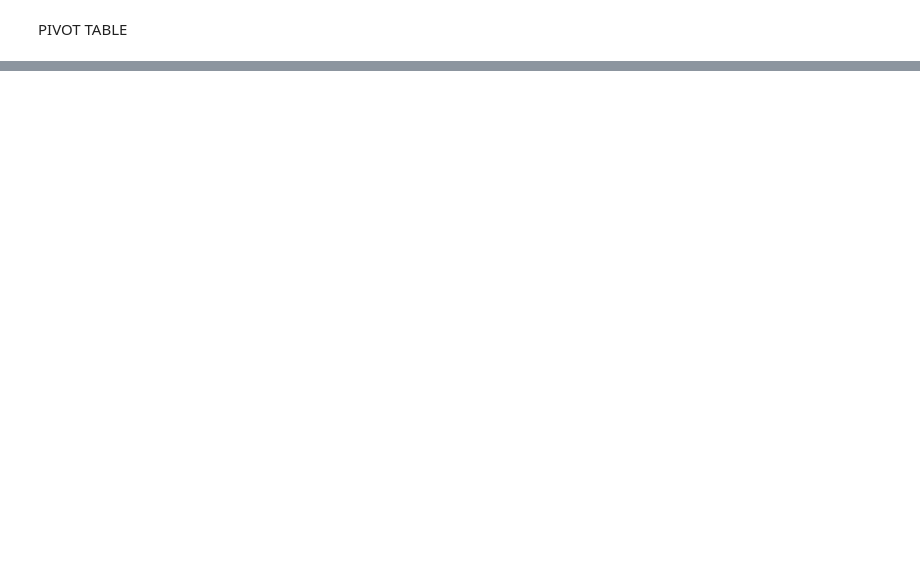
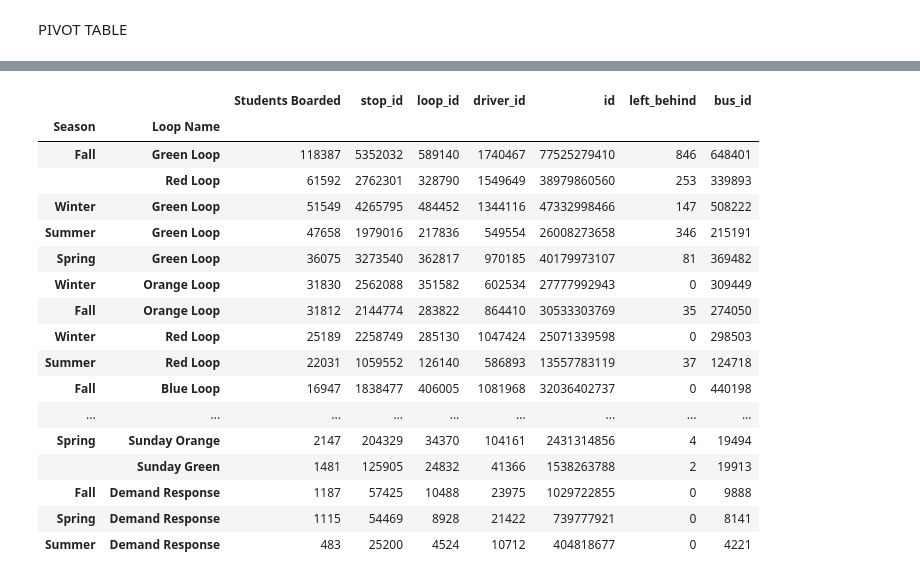
Before and after one commit to kaberry2/DSCI689, a Jupyter notebook: Effects of Weather_By Loop.ipynb, the cells around one changed output, grey strips where cells are left out. Saved outputs shown, nothing was run; the diff lists cells and outputs as text; code cells hidden in the pictures; blank space fills up the shorter version.

```diff
--- a/Effects of Weather_By Loop.ipynb
+++ b/Effects of Weather_By Loop.ipynb
@@ -204,0 +255,22 @@ table
+# %%
+sby_season = by_season.sort_values('Students Boarded', ascending=False)
+sby_season
+# %% [output]
+|  |  | Students Boarded | stop_id | loop_id | driver_id | id | left_behind | bus_id |
+| Season | Loop Name |  |  |  |  |  |  |  |
+| Fall | Green Loop | 118387 | 5352032 | 589140 | 1740467 | 77525279410 | 846 | 648401 |
+|  | Red Loop | 61592 | 2762301 | 328790 | 1549649 | 38979860560 | 253 | 339893 |
+| Winter | Green Loop | 51549 | 4265795 | 484452 | 1344116 | 47332998466 | 147 | 508222 |
+| Summer | Green Loop | 47658 | 1979016 | 217836 | 549554 | 26008273658 | 346 | 215191 |
+| Spring | Green Loop | 36075 | 3273540 | 362817 | 970185 | 40179973107 | 81 | 369482 |
+| Winter | Orange Loop | 31830 | 2562088 | 351582 | 602534 | 27777992943 | 0 | 309449 |
+| Fall | Orange Loop | 31812 | 2144774 | 283822 | 864410 | 30533303769 | 35 | 274050 |
+| Winter | Red Loop | 25189 | 2258749 | 285130 | 1047424 | 25071339598 | 0 | 298503 |
+| Summer | Red Loop | 22031 | 1059552 | 126140 | 586893 | 13557783119 | 37 | 124718 |
+| Fall | Blue Loop | 16947 | 1838477 | 406005 | 1081968 | 32036402737 | 0 | 440198 |
+| ... | ... | ... | ... | ... | ... | ... | ... | ... |
+| Spring | Sunday Orange | 2147 | 204329 | 34370 | 104161 | 2431314856 | 4 | 19494 |
+|  | Sunday Green | 1481 | 125905 | 24832 | 41366 | 1538263788 | 2 | 19913 |
+| Fall | Demand Response | 1187 | 57425 | 10488 | 23975 | 1029722855 | 0 | 9888 |
+| Spring | Demand Response | 1115 | 54469 | 8928 | 21422 | 739777921 | 0 | 8141 |
+| Summer | Demand Response | 483 | 25200 | 4524 | 10712 | 404818677 | 0 | 4221 |
```
Also changed, not shown: parts of 12 cells of this notebook.
